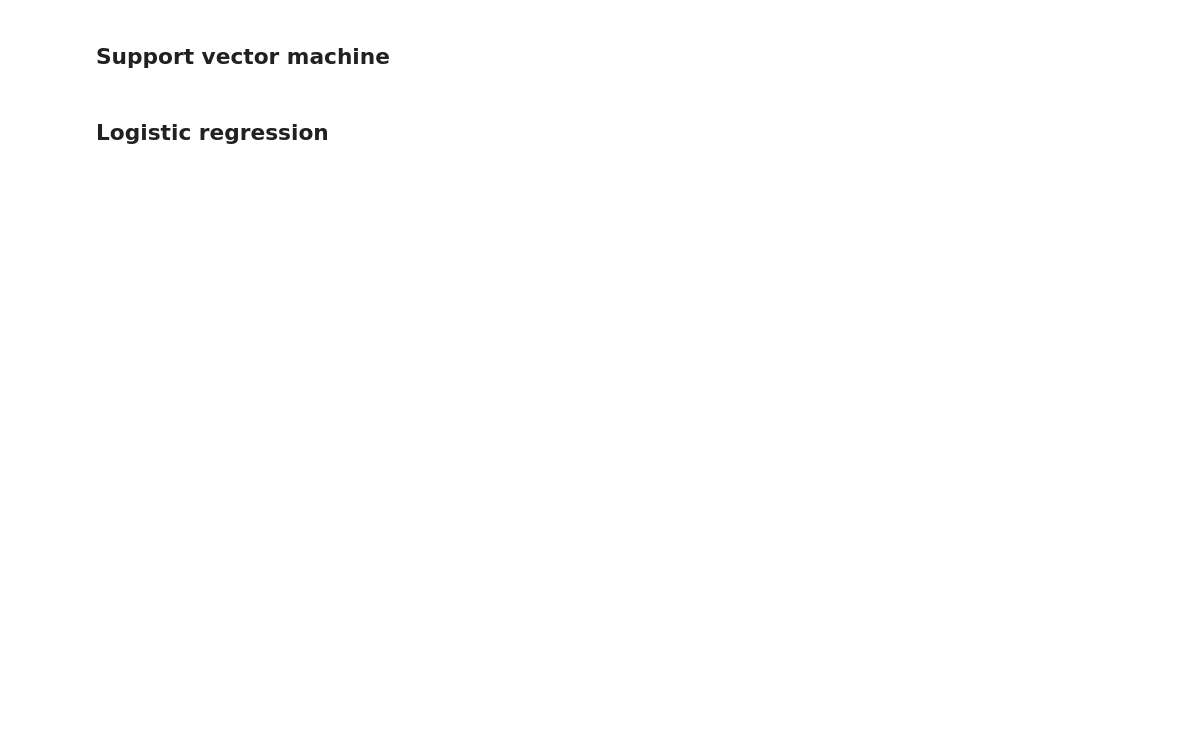
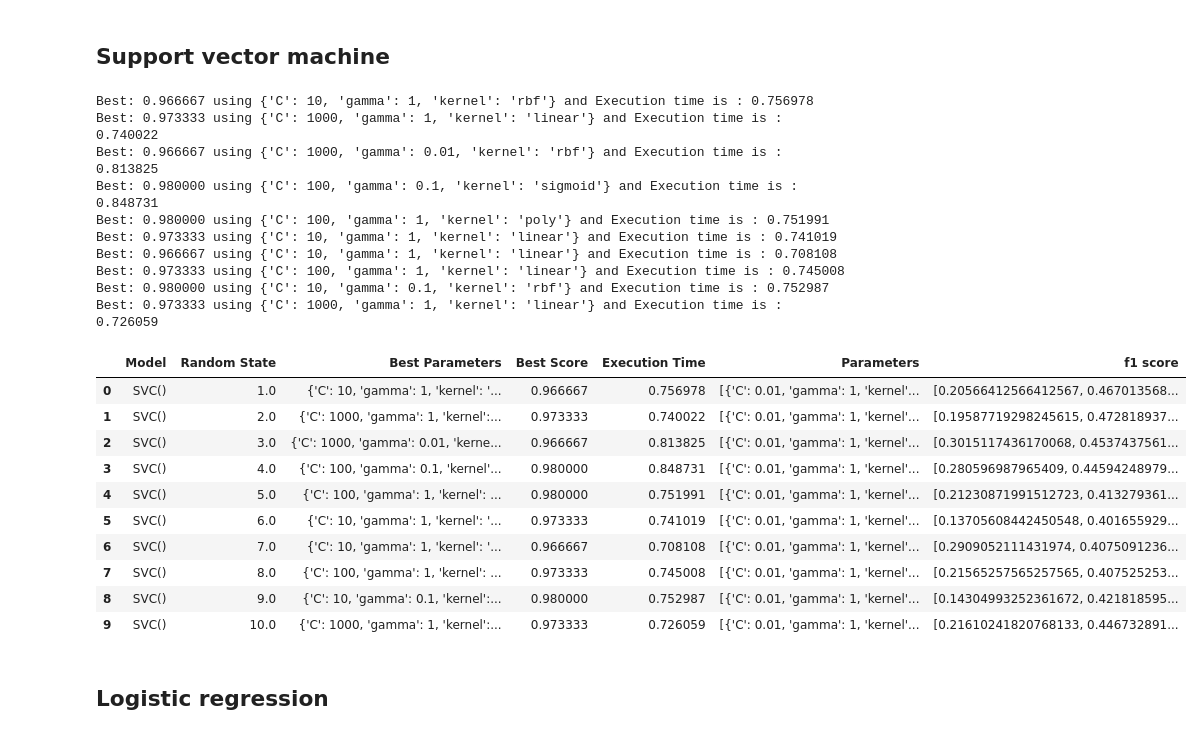
Before and after one commit to ModithaSubasinghe/Classification-Algorithms, a Jupyter notebook: Classification.ipynb, the cells around one changed output. Saved outputs shown, nothing was run; the diff lists cells and outputs as text; code cells hidden in the pictures; blank space fills up the shorter version.

```diff
--- a/Classification.ipynb
+++ b/Classification.ipynb
@@ -166,7 +219,29 @@ SVC_grid={"C":[0.01, 0.1, 1, 10, 100, 1000],
           "kernel":["linear","poly","rbf","sigmoid"],
           "gamma":[1, 0.1, 0.01, 0.001, 0.0001]}
 # %%
-clasification(s_v_c,SVC_grid,iris_x_scaled,iris_y)
+clasification(svc,svc_grid,iris_x_scaled,iris_y)
+# %% [output]
+Best: 0.966667 using {'C': 10, 'gamma': 1, 'kernel': 'rbf'} and Execution time is : 0.756978
+Best: 0.973333 using {'C': 1000, 'gamma': 1, 'kernel': 'linear'} and Execution time is : 0.740022
+Best: 0.966667 using {'C': 1000, 'gamma': 0.01, 'kernel': 'rbf'} and Execution time is : 0.813825
+Best: 0.980000 using {'C': 100, 'gamma': 0.1, 'kernel': 'sigmoid'} and Execution time is : 0.848731
+Best: 0.980000 using {'C': 100, 'gamma': 1, 'kernel': 'poly'} and Execution time is : 0.751991
+Best: 0.973333 using {'C': 10, 'gamma': 1, 'kernel': 'linear'} and Execution time is : 0.741019
+Best: 0.966667 using {'C': 10, 'gamma': 1, 'kernel': 'linear'} and Execution time is : 0.708108
+Best: 0.973333 using {'C': 100, 'gamma': 1, 'kernel': 'linear'} and Execution time is : 0.745008
+Best: 0.980000 using {'C': 10, 'gamma': 0.1, 'kernel': 'rbf'} and Execution time is : 0.752987
+Best: 0.973333 using {'C': 1000, 'gamma': 1, 'kernel': 'linear'} and Execution time is : 0.726059
+|  | Model | Random State | Best Parameters | Best Score | Execution Time | Parameters | f1 score |
+| 0 | SVC() | 1.0 | {'C': 10, 'gamma': 1, 'kernel': '... | 0.966667 | 0.756978 | [{'C': 0.01, 'gamma': 1, 'kernel'... | [0.20566412566412567, 0.467013568... |
+| 1 | SVC() | 2.0 | {'C': 1000, 'gamma': 1, 'kernel':... | 0.973333 | 0.740022 | [{'C': 0.01, 'gamma': 1, 'kernel'... | [0.19587719298245615, 0.472818937... |
+| 2 | SVC() | 3.0 | {'C': 1000, 'gamma': 0.01, 'kerne... | 0.966667 | 0.813825 | [{'C': 0.01, 'gamma': 1, 'kernel'... | [0.3015117436170068, 0.4537437561... |
+| 3 | SVC() | 4.0 | {'C': 100, 'gamma': 0.1, 'kernel'... | 0.980000 | 0.848731 | [{'C': 0.01, 'gamma': 1, 'kernel'... | [0.280596987965409, 0.44594248979... |
+| 4 | SVC() | 5.0 | {'C': 100, 'gamma': 1, 'kernel': ... | 0.980000 | 0.751991 | [{'C': 0.01, 'gamma': 1, 'kernel'... | [0.21230871991512723, 0.413279361... |
+| 5 | SVC() | 6.0 | {'C': 10, 'gamma': 1, 'kernel': '... | 0.973333 | 0.741019 | [{'C': 0.01, 'gamma': 1, 'kernel'... | [0.13705608442450548, 0.401655929... |
+| 6 | SVC() | 7.0 | {'C': 10, 'gamma': 1, 'kernel': '... | 0.966667 | 0.708108 | [{'C': 0.01, 'gamma': 1, 'kernel'... | [0.2909052111431974, 0.4075091236... |
+| 7 | SVC() | 8.0 | {'C': 100, 'gamma': 1, 'kernel': ... | 0.973333 | 0.745008 | [{'C': 0.01, 'gamma': 1, 'kernel'... | [0.21565257565257565, 0.407525253... |
+| 8 | SVC() | 9.0 | {'C': 10, 'gamma': 0.1, 'kernel':... | 0.980000 | 0.752987 | [{'C': 0.01, 'gamma': 1, 'kernel'... | [0.14304993252361672, 0.421818595... |
+| 9 | SVC() | 10.0 | {'C': 1000, 'gamma': 1, 'kernel':... | 0.973333 | 0.726059 | [{'C': 0.01, 'gamma': 1, 'kernel'... | [0.21610241820768133, 0.446732891... |
 # %% [markdown]
 ## Logistic regression
 # %%
```
Also changed, not shown: parts of 24 cells of this notebook, 8 other files.
